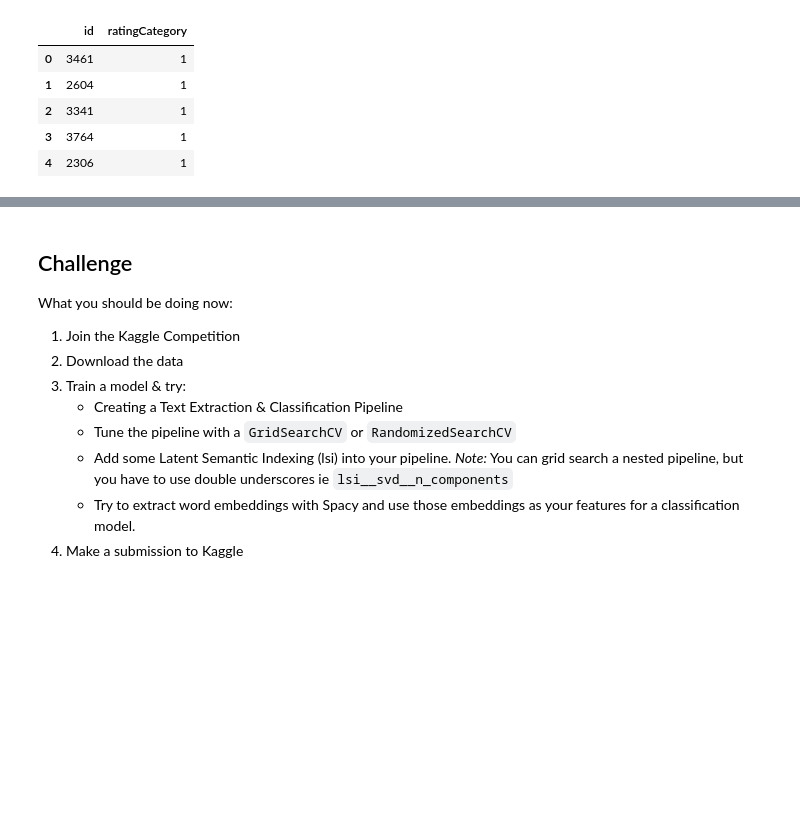
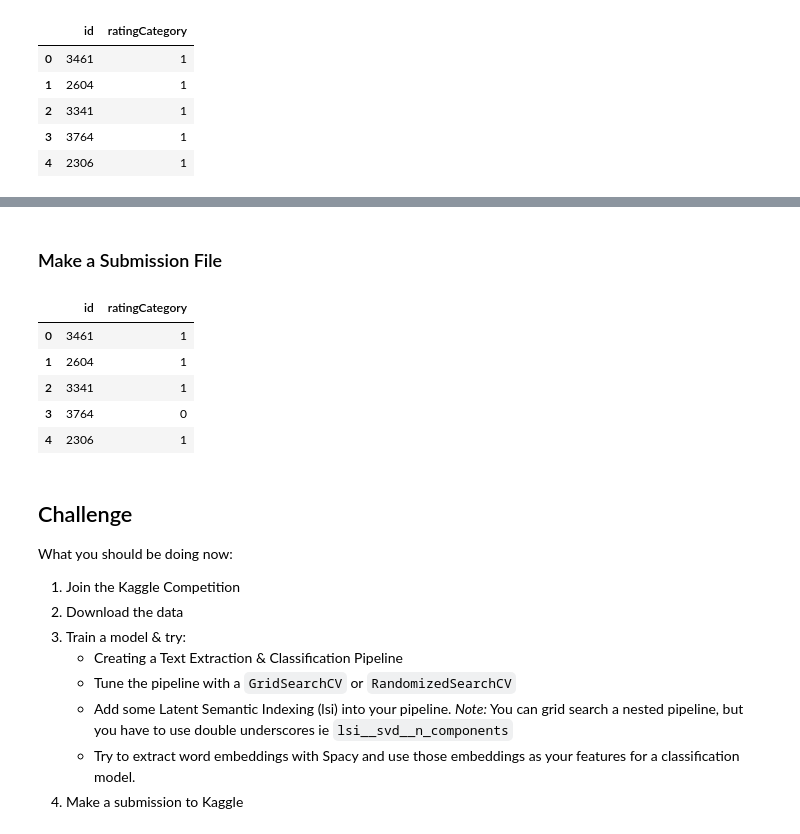
Before and after one commit to SaraWestWA/DS-Unit-4-Sprint-1-NLP, a Jupyter notebook: module3-document-classification/SEW _LS_DSPT8_413_Document_Classification_Assignment.ipynb, the cells around one changed output, grey strips where cells are left out. Saved outputs shown, nothing was run; the diff lists cells and outputs as text; code cells hidden in the pictures; blank space fills up the shorter version.

Commit message:
notebook with submissions 3 & 4

```diff
--- a/module3-document-classification/SEW _LS_DSPT8_413_Document_Classification_Assignment.ipynb
+++ b/module3-document-classification/SEW _LS_DSPT8_413_Document_Classification_Assignment.ipynb
@@ -486,6 +479,0 @@ pipe = Pipeline([
-# %%
-parameters = {
-    'clf__max_depth': (10, 20)
-}
-grid_search = GridSearchCV(pipe,parameters, cv=5, n_jobs=-1, verbose=1)
-grid_search.fit(X, y_train)
@@ -544,0 +543,18 @@ subNumber += 1
+# %% [markdown]
+### Make a Submission File
+# %%
+# Predictions on test sample
+pred = clf.predict(get_word_vectors(test['description']))
+# %%
+submission = pd.DataFrame({'id': test['id'], 'ratingCategory':pred})
+submission['ratingCategory'] = submission['ratingCategory'].astype('int64')
+# %%
+# Make Sure the Category is an Integer
+submission.head()
+# %% [output]
+|  | id | ratingCategory |
+| 0 | 3461 | 1 |
+| 1 | 2604 | 1 |
+| 2 | 3341 | 1 |
+| 3 | 3764 | 0 |
+| 4 | 2306 | 1 |
```
Also changed, not shown: parts of 13 cells of this notebook.
